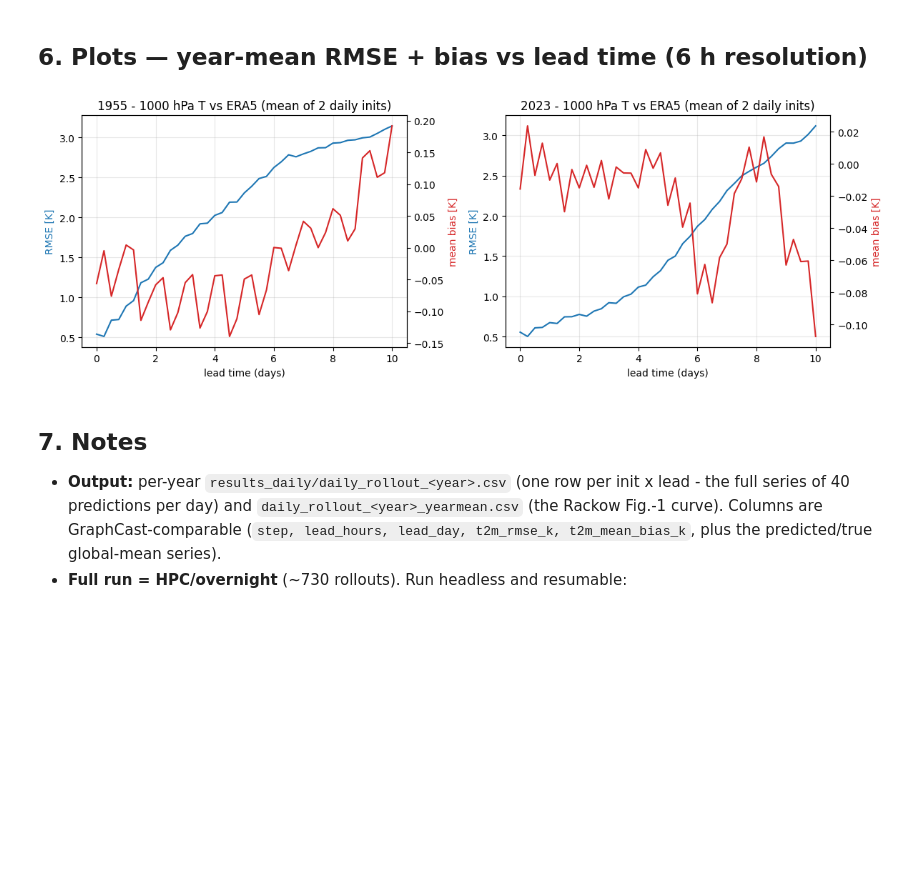
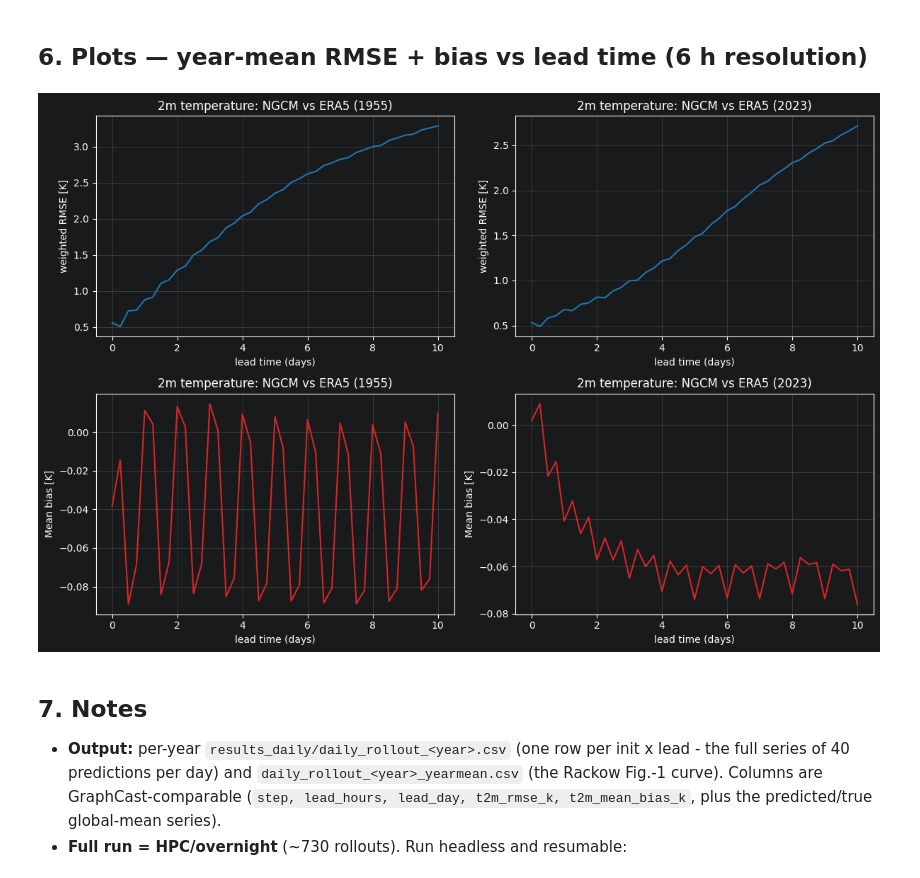
Before and after one commit to Huaika/AIC, a Jupyter notebook: neural_gcm/rackow_daily_rollouts.ipynb, the cells around one changed output. Saved outputs shown, nothing was run; the diff lists cells and outputs as text; code cells hidden in the pictures; blank space fills up the shorter version.

Commit message:
split plots for RMSE and bias

```diff
--- a/neural_gcm/rackow_daily_rollouts.ipynb
+++ b/neural_gcm/rackow_daily_rollouts.ipynb
@@ -303,21 +304,32 @@ yearmean
 # %%
 if yearmean:
     n = len(yearmean)
-    fig, axes = plt.subplots(1, n, figsize=(6 * n, 4.2), squeeze=False)
-    for ax_rmse, (year, agg) in zip(axes[0], yearmean.items()):
-        ax_bias = ax_rmse.twinx()
-        ax_rmse.plot(agg["lead_day"], agg["t2m_rmse_k"], color="#1f77b4", label="RMSE")
-        ax_bias.plot(agg["lead_day"], agg["t2m_mean_bias_k"], color="#d62728", label="bias")
-        ax_rmse.set_title(f"{year} - 1000 hPa T vs ERA5 (mean of {agg['n_init'].iloc[0]} daily inits)")
+
+    fig, axes = plt.subplots(2, n, figsize=(6 * n, 8), squeeze=False)
+
+    for col, (year, agg) in enumerate(yearmean.items()):
+        # RMSE subplot
+        ax_rmse = axes[0, col]
+        ax_rmse.plot(agg["lead_day"], agg["t2m_rmse_k"], color="#1f77b4")
+        ax_rmse.set_title(f"2m temperature: NGCM vs ERA5 ({year})")
         ax_rmse.set_xlabel("lead time (days)")
-        ax_rmse.set_ylabel("RMSE [K]", color="#1f77b4")
-        ax_bias.set_ylabel("mean bias [K]", color="#d62728")
+        ax_rmse.set_ylabel("weighted RMSE [K]")
         ax_rmse.grid(True, alpha=0.3)
+
+        # Bias subplot
+        ax_bias = axes[1, col]
+        ax_bias.plot( agg["lead_day"], agg["t2m_mean_bias_k"], color="#d62728")
+        ax_bias.set_title(f"2m temperature: NGCM vs ERA5 ({year})")
+        ax_bias.set_xlabel("lead time (days)")
+        ax_bias.set_ylabel("Mean bias [K]")
+        ax_bias.grid(True, alpha=0.3)
+
     fig.tight_layout()
+
 else:
     print("No results yet.")
 # %% [output]
-[figure, old version]
+[figure, new version]
 # %% [markdown]
 ## 7. Notes
 
```
Also changed, not shown: parts of 4 cells of this notebook.
